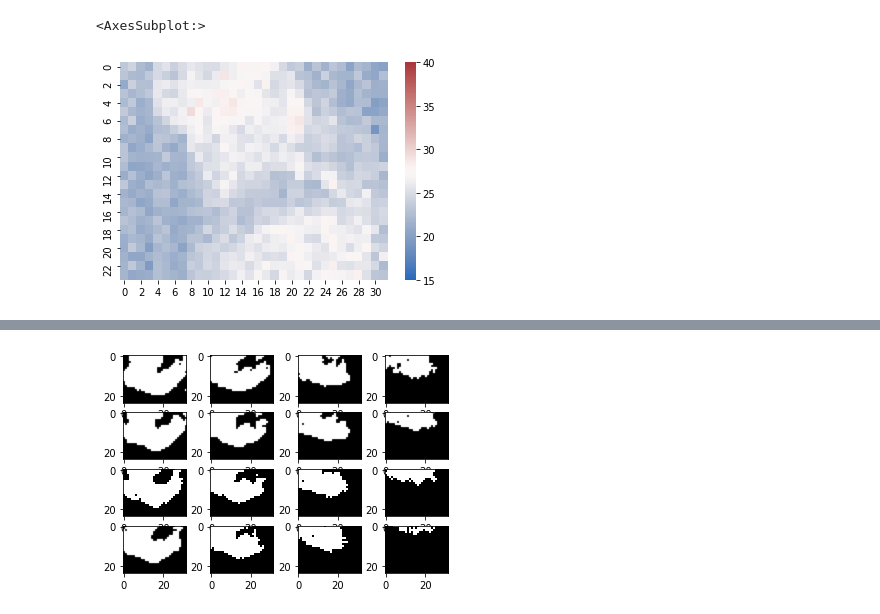
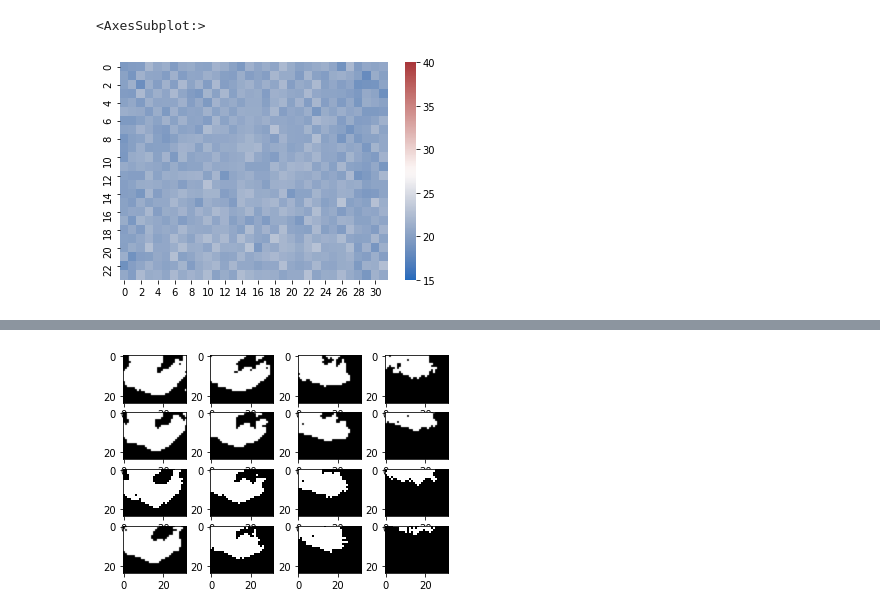
Before and after one commit to nickinack/Occupancy-Estimation, a Jupyter notebook: src/visualize.ipynb, the cells around one changed output, grey strips where cells are left out. Drawn from its saved outputs; the diff is of its cells as text; code cells hidden in the pictures.

```diff
--- a/src/visualize.ipynb
+++ b/src/visualize.ipynb
@@ -3,5 +5,5 @@ from visualize import *
 # %%
-sns.heatmap(data[214,:,:,15] , cmap="vlag" , vmin=15 ,vmax=40)
+sns.heatmap(data[31,:,:,2] , cmap="vlag" , vmin=15 ,vmax=40)
 # %% [output]
 <AxesSubplot:>
-[figure, old version]
+[figure, new version]
```
Also changed, not shown: parts of 12 cells of this notebook, 3 other files.
